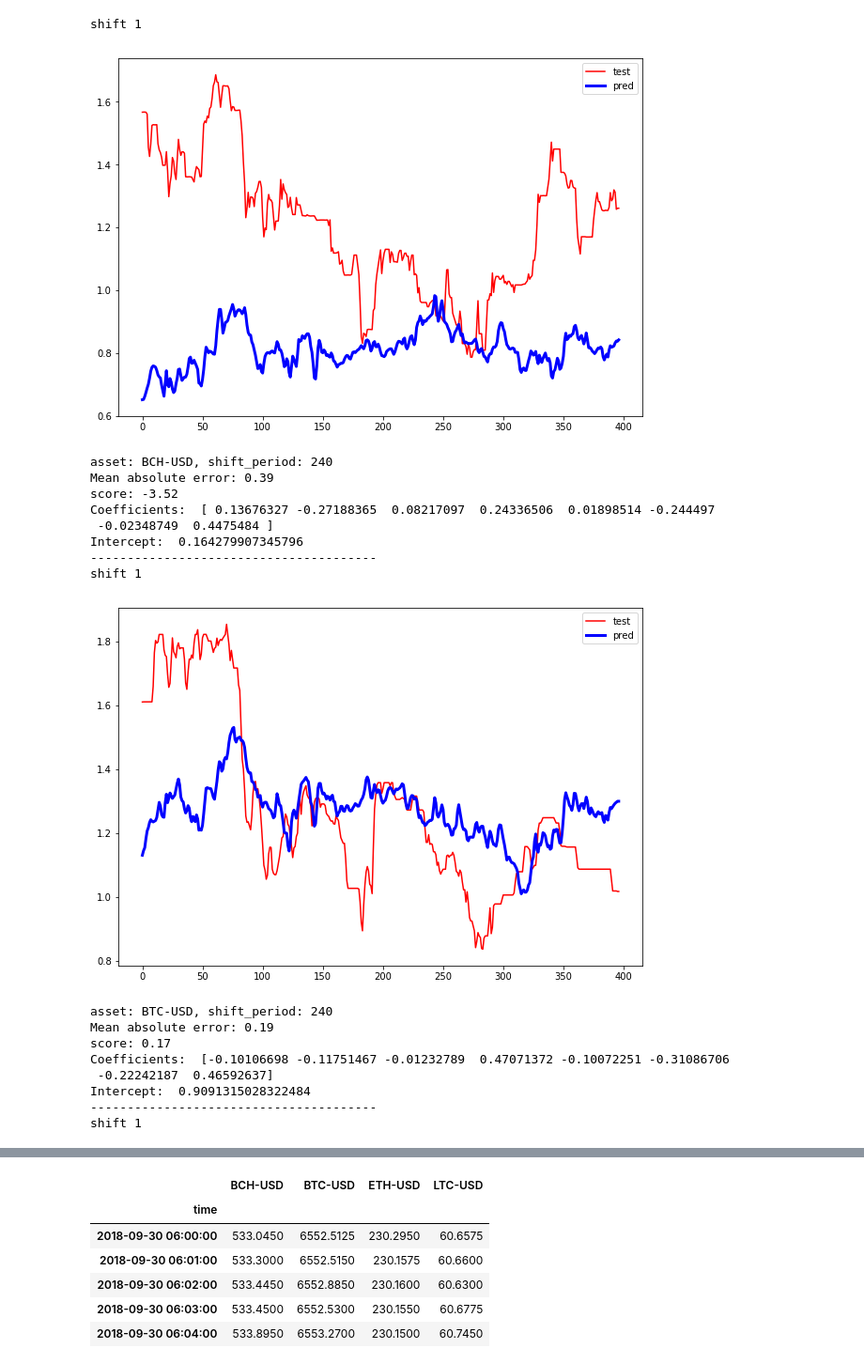
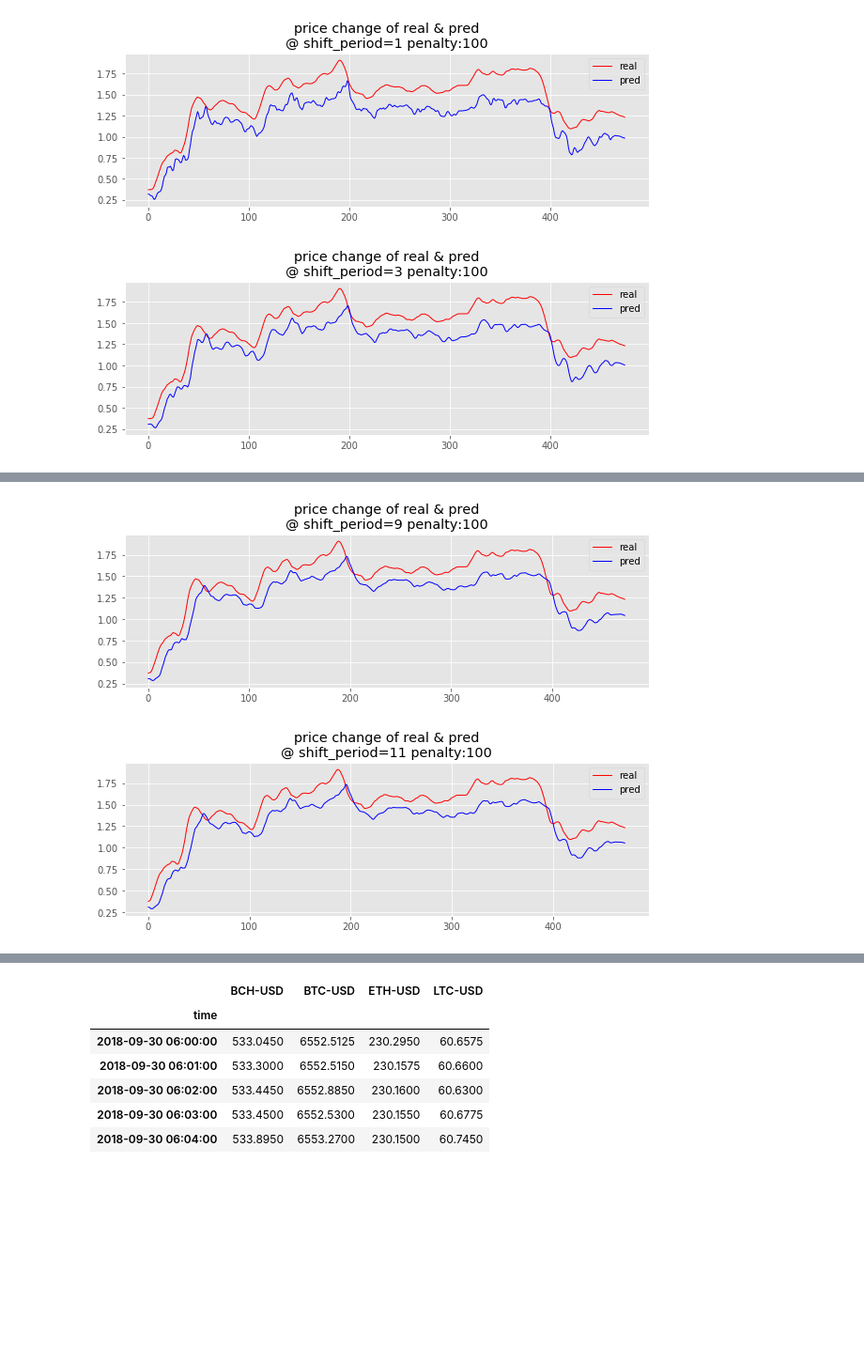
Before and after one commit to cchencool/crypto_currency_prediction, a Jupyter notebook: model/model_linear_reg.ipynb, the cells around one changed output, grey strips where cells are left out. Shown at 94% size. Drawn from its saved outputs; the diff is of its cells as text; code cells hidden in the pictures; blank space fills up the shorter version.

```diff
--- a/model/model_linear_reg.ipynb
+++ b/model/model_linear_reg.ipynb
@@ -41,13 +41,14 @@ def train_test_split_self(data_x, data_y, test_size=0.33):
     return data_x[:train_size], data_x[train_size:], data_y[:train_size], data_y[train_size:]
 # %%
 # train model
-def train_model(data_x, data_y, is_plot:bool=False, is_print:bool=False):
+def train_model(data_x, data_y, is_plot:bool=False, is_print:bool=False, shift_period=1):
 
     X_train, X_test, y_train, y_test = train_test_split_self(data_x, data_y, test_size=0.33)#, random_state=42)
 
     # Create linear regression object
 #     regr = linear_model.LinearRegression()
-    regr = linear_model.Ridge(alpha=1)
+    penalty = 100
+    regr = linear_model.Ridge(alpha=penalty)
 #     regr = MLPRegressor()
 
     # Train the model using the training sets
@@ -72,11 +73,15 @@ def train_model(data_x, data_y, is_plot:bool=False, is_print:bool=False):
 
     # Plot outputs
     if is_plot:
-        fig = plt.figure(figsize=(10,7))
+        import matplotlib.style as style
+        style.use('ggplot')
+        fig = plt.figure(figsize=(10,3))
         x_axis = np.arange(len(X_test))
-        ax1 = plt.plot(x_axis, y_test,  color='red')#scatter(x_axis, y_test,  color='black')
-        ax2 = plt.plot(x_axis, y_pred, color='blue', linewidth=3)
-        plt.legend(['test', 'pred'])
+        ax1 = plt.plot(x_axis, y_test,  color='red', linewidth=1)#scatter(x_axis, y_test,  color='black')
+        ax2 = plt.plot(x_axis, y_pred, color='blue', linewidth=1)
+        plt.title(f'price change of real & pred\n@ shift_period={shift_period} penalty:{penalty}')
+        plt.grid(True)
+        plt.legend(['real', 'pred'])
 
         plt.xticks()
         plt.yticks()
@@ -97,7 +102,8 @@ asset = keys[1]
 from sklearn import preprocessing
 series_avg = pd.DataFrame()
 for key in keys:
-    series_avg[key] = preprocessing.scale(series_avg_org[key].values)
+    series_avg[key] = (series_avg_org[key] - series_avg_org[key].mean())/ series_avg_org[key].std()
+    #preprocessing.scale(series_avg_org[key].values)
 #     series_avg[key] = series_avg_org[key]
 
 models_mse = dict()
@@ -108,61 +114,49 @@ def get_rename_dict(t):
     return {'BCH-USD':'BCH-USD_%i'%t, 'BTC-USD':'BTC-USD_%i'%t, 'ETH-USD':'ETH-USD_%i'%t, 'LTC-USD':'LTC-USD_%i'%t}
 
 # train
-for asset in keys:#['BTC-USD']:#
+for asset in ['BTC-USD']:#keys
     mses = []
     maes = []
     scores = []
     models_mse[asset] = mses
     models_mae[asset] = maes
     models_score[asset] = scores
-    for shift_period in [60*4]:#range(1,5):
+    for shift_period in range(1,15,2):
         # Load the diabetes dataset
         all_asset = keys.copy()
         # all_asset.remove(asset)
         data_x = series_avg[all_asset]
 
-        for t in range(1):# if shift_period > 1 else 1):
+        for t in range(shift_period if shift_period > 1 else 1):
             t = t+1
-            print(f"shift {t}")
+#             print(f"shift {t}")
             data_x_t = series_avg[all_asset].shift(1 * t)
             data_x_t = data_x_t.rename(columns=get_rename_dict(t))
             data_x = data_x.join(data_x_t)
 #         data_x = data_x.values[shift_period:]
 
         # shift forward the predict value, as using the price at
-        data_y = series_avg[asset].shift(-1 * shift_period)[:-1*shift_period].values
+#         data_y = series_avg[asset].shift(-1 * shift_period)[:-1*shift_period].values
+        data_y = []
+        for p in range(len(data_x)):
+            data_y.append(series_avg[asset].iloc[p:p+10].mean())
+        data_y = np.array(data_y)
+
         data_x = data_x[shift_period:data_length]
         data_y = data_y[shift_period:data_length]
 
-        model, judge_dict = train_model(data_x, data_y, is_plot=True, is_print=False)
+        model, judge_dict = train_model(data_x, data_y, is_plot=True, is_print=False, shift_period=shift_period)
 
         mses.append(judge_dict['mse'])#  / model.intercept_)#math.sqrt(judge_dict['mse']) / model.intercept_)
         maes.append(judge_dict['mae'])#  / model.intercept_)
         scores.append(judge_dict['score'])
 
-        print(f"asset: {asset}, shift_period: {shift_period}")
-        print("Mean absolute error: %.2f" % judge_dict['mae'])
-        print('score: %.2f' % judge_dict['score'])
-        print('Coefficients: ', model.coef_)
-        print('Intercept: ', model.intercept_)
-        print('---------------------------------------')
+#         print(f"asset: {asset}, shift_period: {shift_period}")
+#         print("Mean absolute error: %.2f" % judge_dict['mae'])
+#         print('score: %.2f' % judge_dict['score'])
+#         print('Coefficients: ', model.coef_)
+#         print('Intercept: ', model.intercept_)
+#         print('---------------------------------------')
 # %% [output]
-shift 1
-[figure, old version]
+[figure, new version]
-asset: BCH-USD, shift_period: 240
-Mean absolute error: 0.39
-score: -3.52
-Coefficients:  [ 0.13676327 -0.27188365  0.08217097  0.24336506  0.01898514 -0.244497
- -0.02348749  0.4475484 ]
-Intercept:  0.164279907345796
----------------------------------------
-shift 1
-[figure, old version]
+[figure, new version]
-asset: BTC-USD, shift_period: 240
-Mean absolute error: 0.19
-score: 0.17
-Coefficients:  [-0.10106698 -0.11751467 -0.01232789  0.47071372 -0.10072251 -0.31086706
- -0.22242187  0.46592637]
-Intercept:  0.9091315028322484
----------------------------------------
-shift 1
@@ -185,0 +165,2 @@ Intercept:  1.3700191009542453
+[figure, added]
+[figure, added]
```
Also changed, not shown: parts of 2 cells of this notebook, 46 other files.
